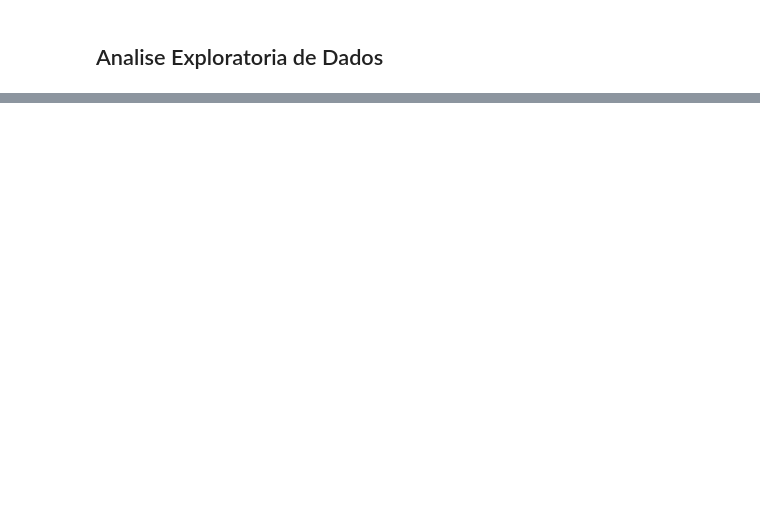
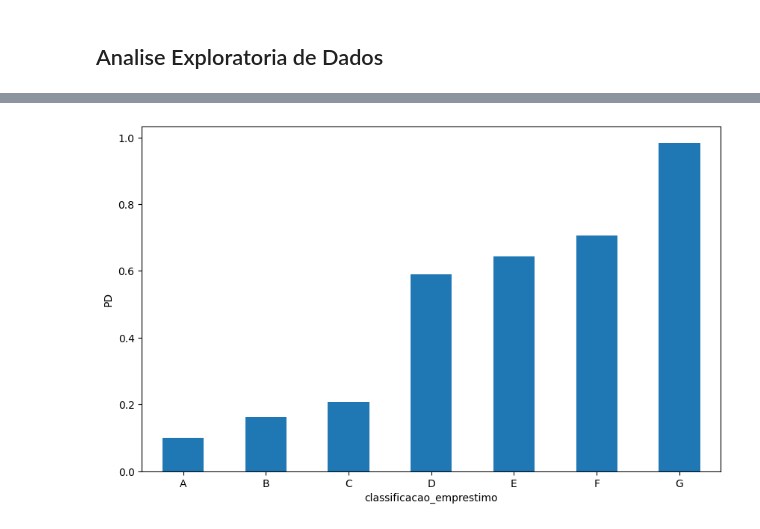
Before and after one commit to lucasgabwinter/modelo-pd-rl, a Jupyter notebook: caderno.ipynb, the cells around one changed output, grey strips where cells are left out. Drawn from its saved outputs; the diff is of its cells as text; code cells hidden in the pictures; blank space fills up the shorter version.

```diff
--- a/caderno.ipynb
+++ b/caderno.ipynb
@@ -122,3 +122,7 @@ df.head() #Teste
 | 4 | 24 | 54400 | aluguel | 8.0 | fins_medicos | ... |
 # %% [markdown]
 ## Analise Exploratoria de Dados
+# %%
+df = df.reset_index()
+df.rename(columns={'index': 'id'}, inplace=True)
+df.head()
@@ -124,0 +136,5 @@ df.head() #Teste
+# %%
+df_agp = df.groupby('classificacao_emprestimo').agg({'status_emprestimo': 'sum', 'id': 'count'})
+df_agp['perc_default'] =  df_agp['status_emprestimo'] / df_agp['id']
+df_agp = df_agp.reset_index()
+df_agp
@@ -124,0 +150,11 @@ df.head() #Teste
+# %%
+ax = df_agp.plot(x='classificacao_emprestimo',
+                 y='perc_default',
+                 kind='bar',
+                 figsize=(10,6),
+                 legend=False)
+ax.set_ylabel('PD')
+ax.tick_params(axis='x', rotation=0)
+plt.show()
+# %% [output]
+[figure, added]
```
Also changed, not shown: parts of 3 cells of this notebook, 1 other file.
